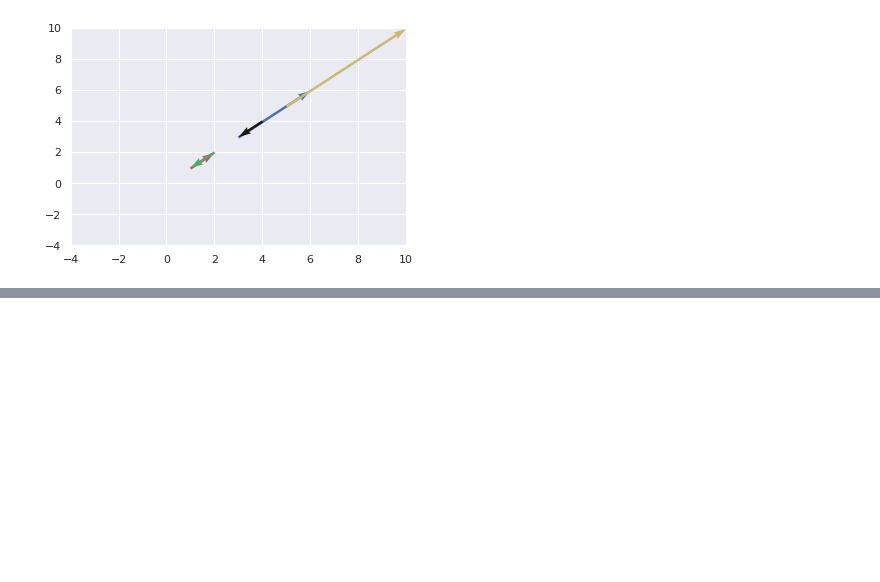
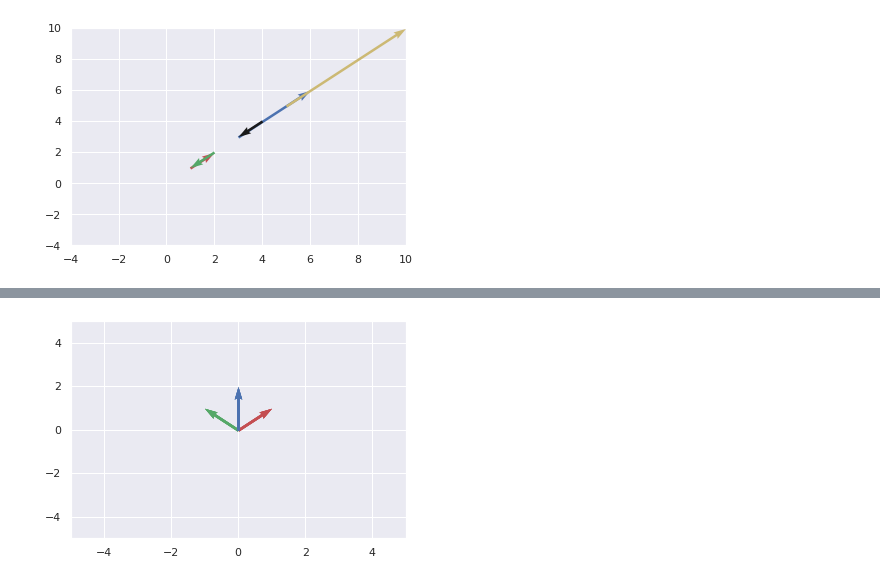
Before and after one commit to aryadeo/arya_test, a Jupyter notebook: vectors.ipynb, the cells around one changed output, grey strips where cells are left out. Cells and saved outputs as stored; diff of their text form; code cells hidden in the pictures; blank space fills up the shorter version.

```diff
--- a/vectors.ipynb
+++ b/vectors.ipynb
@@ -100,0 +128,9 @@ print(x_test)
+# %%
+#lets do the same with vector starting from (0,0) co-ordinate
+#now lets change the vector data
+vector_data=[np.asarray([0,0,1,1]), np.asarray([0,0,-1,1])]
+# %%
+#lets plot the two vectors along with its resultant from addition.
+vector_plot([vector_data[0],vector_data[1],vector_data[0]+vector_data[1]])
+# %% [output]
+[figure, added]
```
Also changed, not shown: parts of 9 cells of this notebook.
